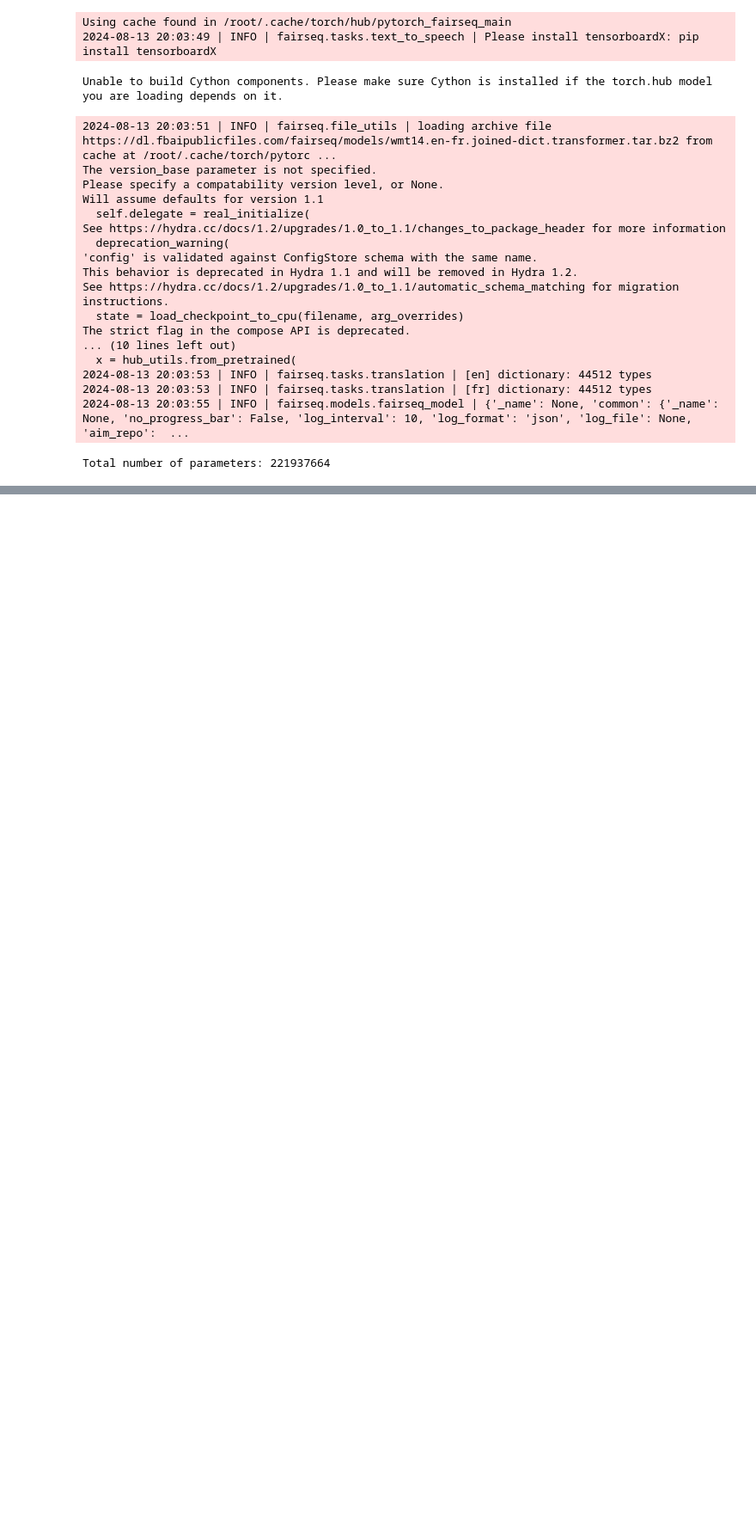
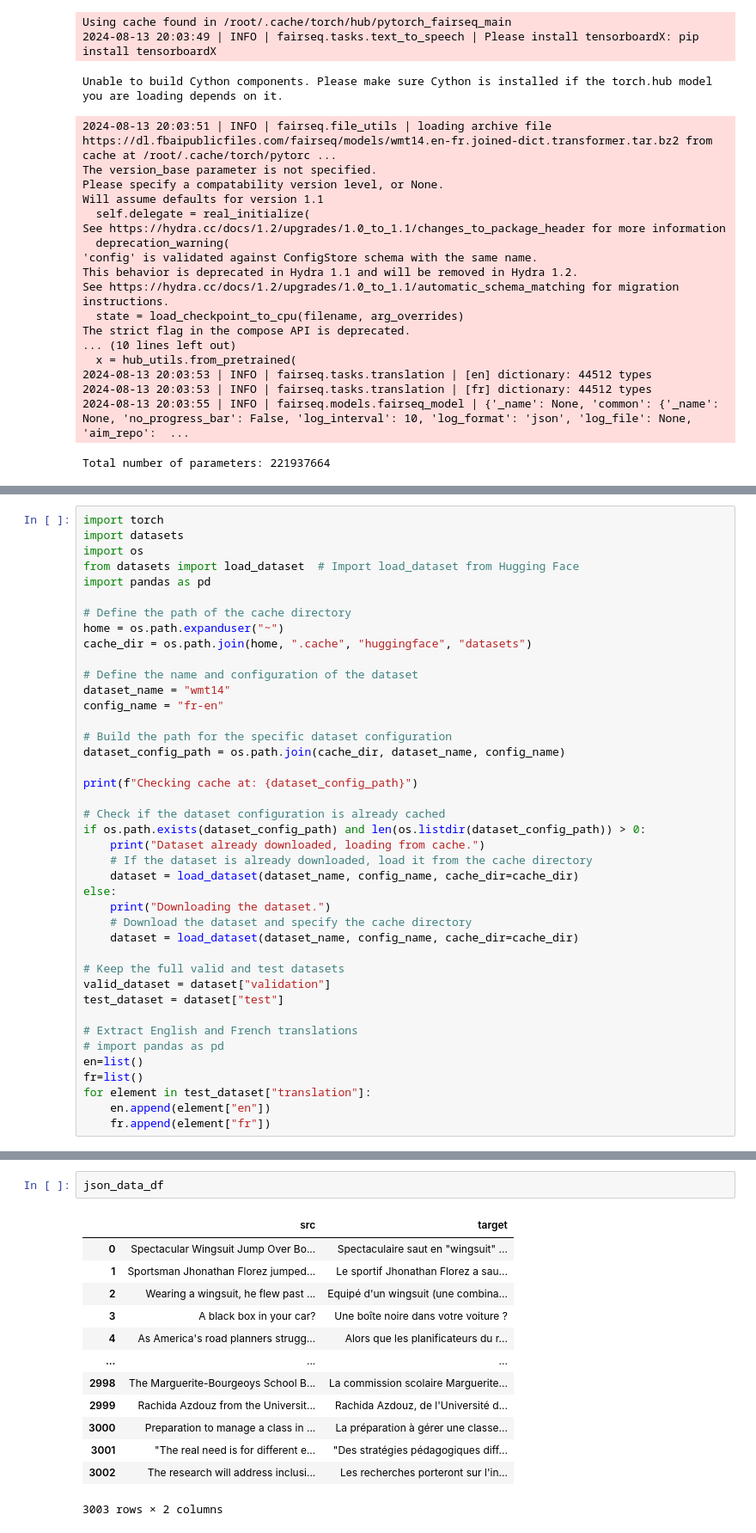
Before and after one commit to srspratti/Adversarial_NMT_th, a Jupyter notebook: fairseq_pretrained.ipynb, the cells around one changed output, grey strips where cells are left out. Shown at 86% size. Saved outputs shown, nothing was run; the diff lists cells and outputs as text; blank space fills up the shorter version.

```diff
--- a/fairseq_pretrained.ipynb
+++ b/fairseq_pretrained.ipynb
@@ -733,0 +896,41 @@ Total number of parameters: 221937664
+# %%
+import torch
+import datasets
+import os
+from datasets import load_dataset  # Import load_dataset from Hugging Face
+import pandas as pd
+
+# Define the path of the cache directory
+home = os.path.expanduser("~")
+cache_dir = os.path.join(home, ".cache", "huggingface", "datasets")
+
+# Define the name and configuration of the dataset
+dataset_name = "wmt14"
+config_name = "fr-en"
+
+# Build the path for the specific dataset configuration
+dataset_config_path = os.path.join(cache_dir, dataset_name, config_name)
+
+print(f"Checking cache at: {dataset_config_path}")
+
+# Check if the dataset configuration is already cached
+if os.path.exists(dataset_config_path) and len(os.listdir(dataset_config_path)) > 0:
+    print("Dataset already downloaded, loading from cache.")
+    # If the dataset is already downloaded, load it from the cache directory
+    dataset = load_dataset(dataset_name, config_name, cache_dir=cache_dir)
+else:
+    print("Downloading the dataset.")
+    # Download the dataset and specify the cache directory
+    dataset = load_dataset(dataset_name, config_name, cache_dir=cache_dir)
+
+# Keep the full valid and test datasets
+valid_dataset = dataset["validation"]
+test_dataset = dataset["test"]
+
+# Extract English and French translations
+# import pandas as pd
+en=list()
+fr=list()
+for element in test_dataset["translation"]:
+    en.append(element["en"])
+    fr.append(element["fr"])
@@ -733,0 +942,16 @@ Total number of parameters: 221937664
+# %%
+json_data_df
+# %% [output]
+|  | src | target |
+| 0 | Spectacular Wingsuit Jump Over Bo... | Spectaculaire saut en "wingsuit" ... |
+| 1 | Sportsman Jhonathan Florez jumped... | Le sportif Jhonathan Florez a sau... |
+| 2 | Wearing a wingsuit, he flew past ... | Equipé d'un wingsuit (une combina... |
+| 3 | A black box in your car? | Une boîte noire dans votre voiture ? |
+| 4 | As America's road planners strugg... | Alors que les planificateurs du r... |
+| ... | ... | ... |
+| 2998 | The Marguerite-Bourgeoys School B... | La commission scolaire Marguerite... |
+| 2999 | Rachida Azdouz from the Universit... | Rachida Azdouz, de l'Université d... |
+| 3000 | Preparation to manage a class in ... | La préparation à gérer une classe... |
+| 3001 | "The real need is for different e... | "Des stratégies pédagogiques diff... |
+| 3002 | The research will address inclusi... | Les recherches porteront sur l'in... |
+3003 rows × 2 columns
```
Also changed, not shown: parts of 23 cells of this notebook, 3 other files.
